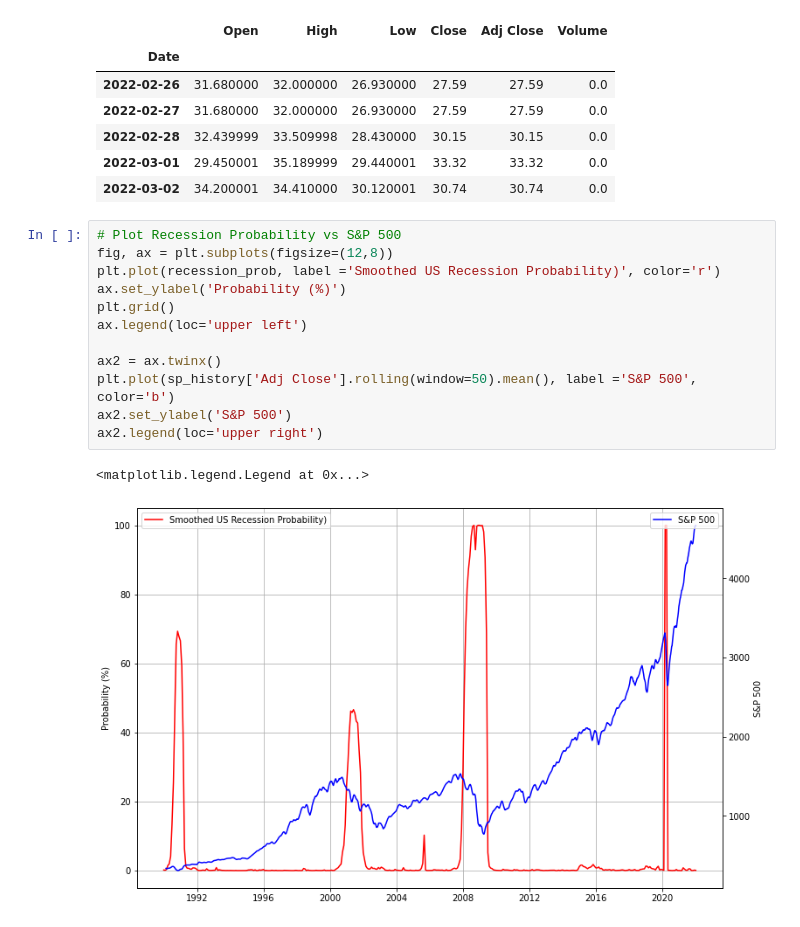
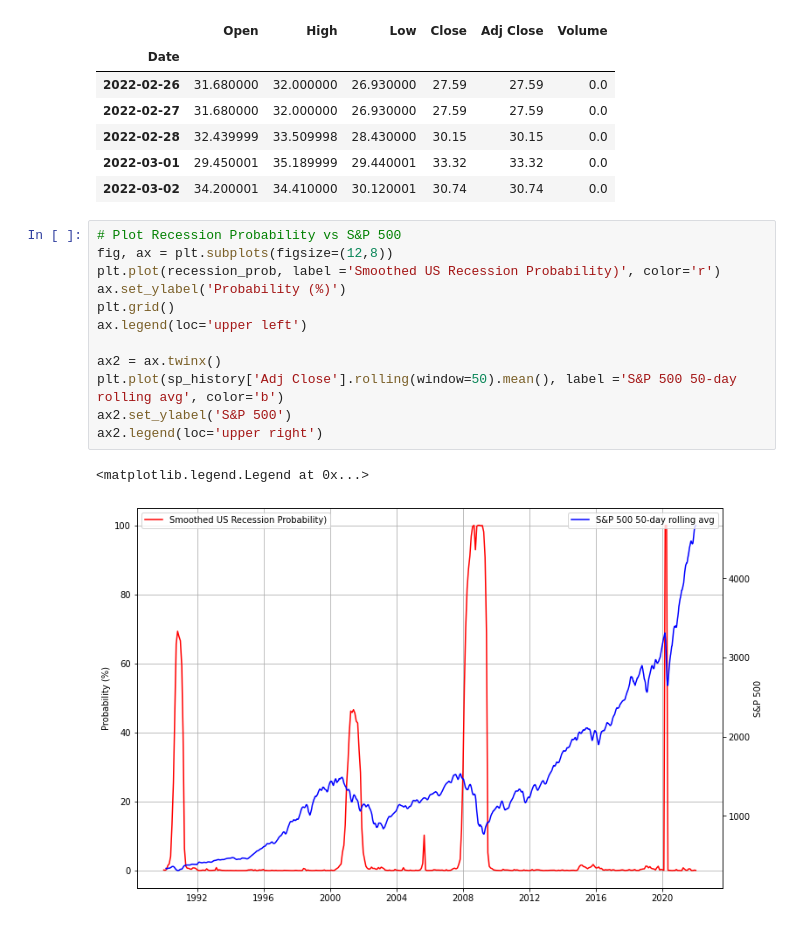
Before and after one commit to dbogatic/economic-indicators, a Jupyter notebook: recession_probability.ipynb, the cells around one changed output. Saved outputs shown, nothing was run; the diff lists cells and outputs as text.

Commit message:
updated graph label

```diff
--- a/recession_probability.ipynb
+++ b/recession_probability.ipynb
@@ -66,18 +66,18 @@ vix_history.tail()
 # %%
 # Plot Recession Probability vs S&P 500
 fig, ax = plt.subplots(figsize=(12,8))
 plt.plot(recession_prob, label ='Smoothed US Recession Probability)', color='r')
 ax.set_ylabel('Probability (%)')
 plt.grid()
 ax.legend(loc='upper left')
 
 ax2 = ax.twinx()
-plt.plot(sp_history['Adj Close'].rolling(window=50).mean(), label ='S&P 500', color='b')
+plt.plot(sp_history['Adj Close'].rolling(window=50).mean(), label ='S&P 500 50-day rolling avg', color='b')
 ax2.set_ylabel('S&P 500')
 ax2.legend(loc='upper right')
 # %% [output]
 <matplotlib.legend.Legend at 0x...>
-[figure, old version]
+[figure, new version]
 # %%
 # Plot Recession Probability vs VIX - value of 20 (arbitrarily selected) which is seen as fearful market
 fig, ax = plt.subplots(figsize=(12,8))
```
Also changed, not shown: parts of 1 cell of this notebook.
